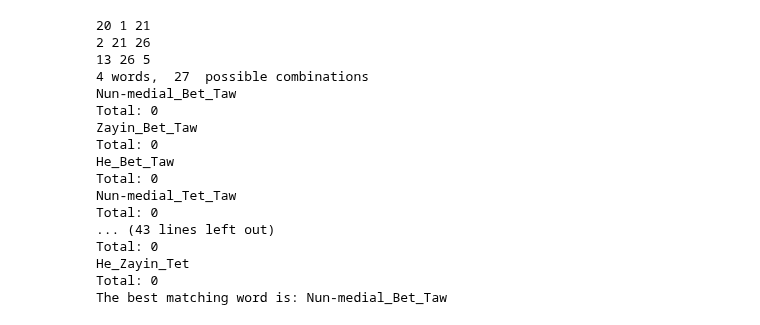
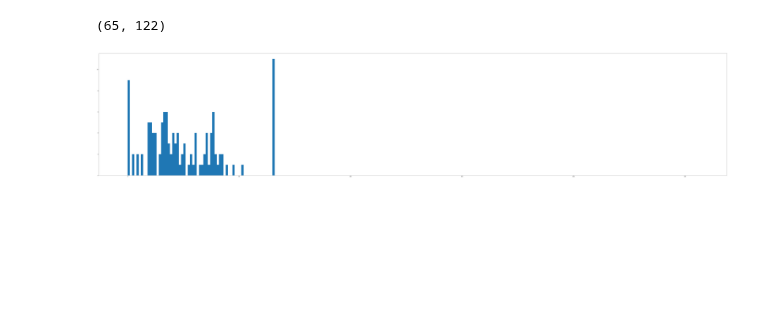
Before and after one commit to zeroxenator/hwr, a Jupyter notebook: Preprocessing/word_recognition.ipynb, the cells around one changed output. Cells and saved outputs as stored; diff of their text form; code cells hidden in the pictures; blank space fills up the shorter version.

```diff
--- a/Preprocessing/word_recognition.ipynb
+++ b/Preprocessing/word_recognition.ipynb
@@ -22,21 +22,17 @@ plt.show()
 # %%
-recognition = recognize_word(word)
-print("The best matching word is:", recognition)
+#recognition = recognize_word(word)
+#print("The best matching word is:", recognition)
+height, width = word.shape
+height,width
 # %% [output]
-20 1 21
-2 21 26
-13 26 5
-4 words,  27  possible combinations
-Nun-medial_Bet_Taw
-Total: 0
-Zayin_Bet_Taw
-Total: 0
-He_Bet_Taw
-Total: 0
-Nun-medial_Tet_Taw
-Total: 0
-... (43 lines left out)
-Total: 0
-He_Zayin_Tet
-Total: 0
-The best matching word is: Nun-medial_Bet_Taw
+(65, 122)
+# %%
+histogram = np.zeros(width)
+# count black pixels for every column of the word image
+for i in range(width):
+    histogram[i] = height - np.count_nonzero(word[:, i])
+plt.figure(figsize = (100,20))
+plt.hist(histogram,256,[0,256])
+plt.show()
+# %% [output]
+[figure, added]
```
Also changed, not shown: parts of 3 cells of this notebook, 2 other files.
